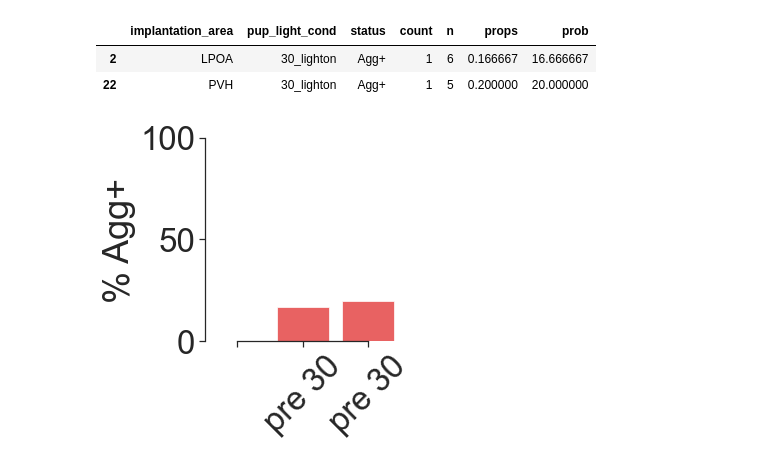
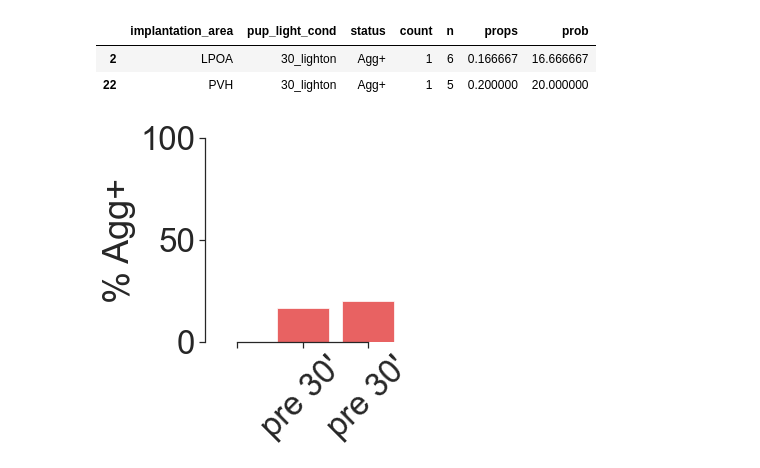
Before and after one commit to FrancisCrickInstitute/negative_parental_switch, a Jupyter notebook: NPW_manipulation/NPW_manipulation_JK.ipynb, the cells around one changed output. Saved outputs shown, nothing was run; the diff lists cells and outputs as text; code cells hidden in the pictures.

```diff
--- a/NPW_manipulation/NPW_manipulation_JK.ipynb
+++ b/NPW_manipulation/NPW_manipulation_JK.ipynb
@@ -120,7 +120,7 @@ data_per = data_per[data_per['receptor'].isin(['mCher', 'Gq'])]
 # add a small number to the zero values so that columns show up in the plot
 data_per.loc[data_per['percentage'] == 0, ['percentage']] = 2
 # %%
-sns.set(font_scale=2.7)
+sns.set(font_scale=2.9)
 sns.set_style("ticks")
 
 g = sns.catplot(x = 'level_0',
@@ -137,10 +137,13 @@ g.set_xticklabels(rotation = 45)
 g.set(ylabel = '% Agg+')
 a1 = g.axes[0][0]
 a2 = g.axes[0][1]
-a1.set_title('Gq', pad = 0)
-a2.set_title('ctrl', pad = 0)
+a1.set_title('', pad = 0)
+a2.set_title('', pad = 0)
+g.set_xticklabels( ('ctrl', 'CNO'), rotation=45)
+
+
 
 plt.ylim([0,100])
 sns.despine()
-# plt.savefig('/Volumes/lab-kohlj/home/shared/projects/NegativeParentalSwitch/figures/Figure_1/linked_figure1/chemogenetics.pdf',dpi=300,bbox_inches='tight')
+plt.savefig('/Volumes/lab-kohlj/home/shared/projects/NegativeParentalSwitch/figures/Figure_1/linked_figure1/chemogenetics.pdf',dpi=300,bbox_inches='tight')
 # %% [output]
@@ -272,25 +247,25 @@ plot_df2
 | 2 | LPOA | 30_lighton | Agg+ | 1 | 6 | 0.166667 | 16.666667 |
 | 22 | PVH | 30_lighton | Agg+ | 1 | 5 | 0.200000 | 20.000000 |
 # %%
-sns.set(rc={"figure.figsize": (3, 2)})
+sns.set(rc={"figure.figsize": (2, 2)})
 sns.set(font_scale=3)
 sns.set_style("ticks")
 
 g = sns.catplot(x = 'implantation_area',
                 y = 'prob',
                 data = plot_df2,
                 kind = 'bar',
                 alpha = 0.7,
                 palette = ['red'],
-                aspect = 2/2)
+                aspect = 1)
 
 g.set(xlabel = None)
 plt.ylim([0,100])
 plt.ylabel('% Agg+')
-g.set_xticklabels(('','pre 30', 'pre 30'), rotation=45)
+g.set_xticklabels(('','pre 30\'', 'pre 30\''), rotation=45)
 sns.despine(trim=True)
 
 plt.savefig('/Volumes/lab-kohlj/home/shared/projects/NegativeParentalSwitch/figures/Figure_3/linked_figure3/opto_area_parental.pdf',dpi=600,bbox_inches='tight')
 # %% [output]
-[figure, old version]
+[figure, new version]
 # %%
```
Also changed, not shown: parts of 6 cells of this notebook, 3 other files.
